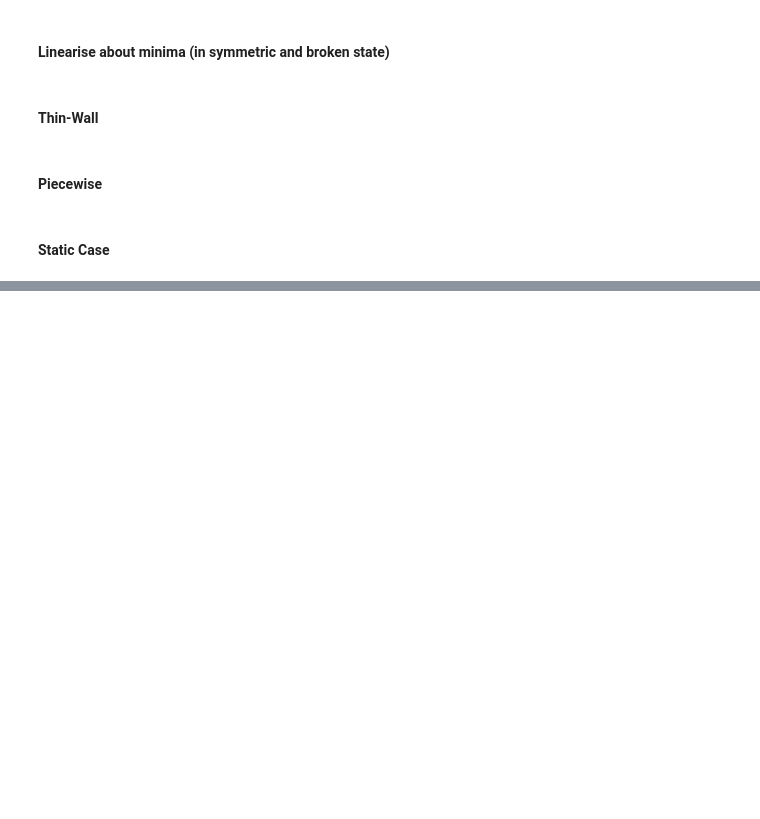
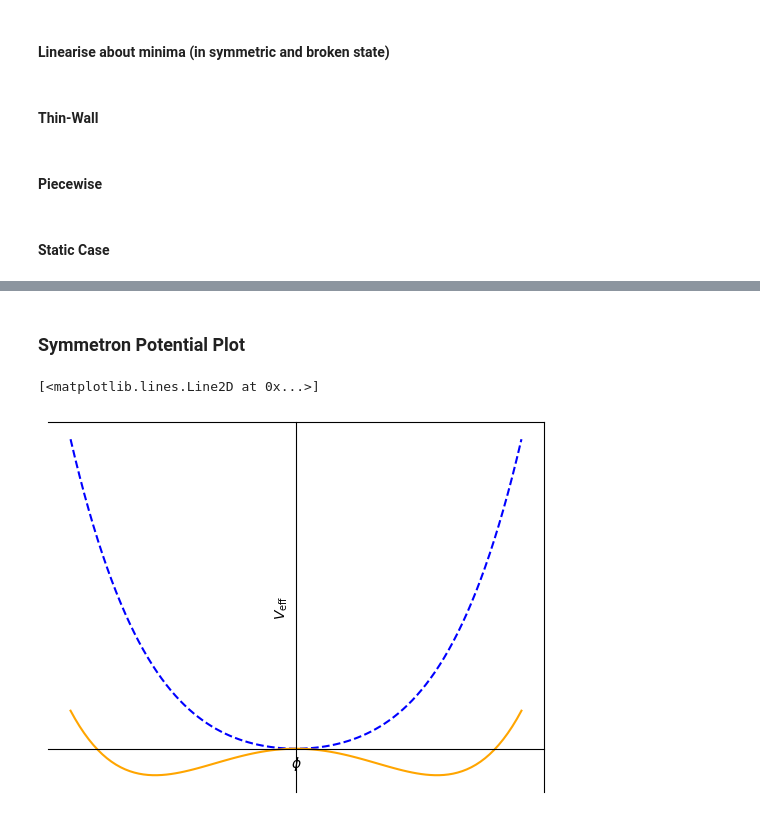
Before and after one commit to Joe-Egan-22/Master-s-Project, a Jupyter notebook: Project_Notebook.ipynb, the cells around one changed output, grey strips where cells are left out. Drawn from its saved outputs; the diff is of its cells as text; code cells hidden in the pictures; blank space fills up the shorter version.

```diff
--- a/Project_Notebook.ipynb
+++ b/Project_Notebook.ipynb
@@ -653,0 +699,39 @@ $$
+# %% [markdown]
+### Symmetron Potential Plot
+# %%
+import numpy as np
+import matplotlib.pyplot as plt
+
+a = 1
+b = 1
+lim = 1.6
+
+x = np.linspace(-lim,lim,100)
+
+
+V = 1/2 * () * x**2 + b/4 * x**4
+
+fig, ax = plt.subplots(1,1)
+ax.set_xlabel(r'$\phi$')
+ax.set_ylabel(r'$V_\text{eff}$')
+
+# Turn off tick labels
+ax.set_yticklabels([])
+ax.set_xticklabels([])
+ax.set_xticks([])
+ax.set_yticks([])
+ax.spines['bottom'].set_position('zero')
+ax.spines['left'].set_position('zero')
+
+
+
+ax.plot(x,V, 'b--')
+
+c = -1
+
+V = 1/2 * c * x**2 + b/4 * x**4
+
+ax.plot(x,V, 'orange')
+# %% [output]
+[<matplotlib.lines.Line2D at 0x...>]
+[figure, added]
```
Also changed, not shown: parts of 14 cells of this notebook.
